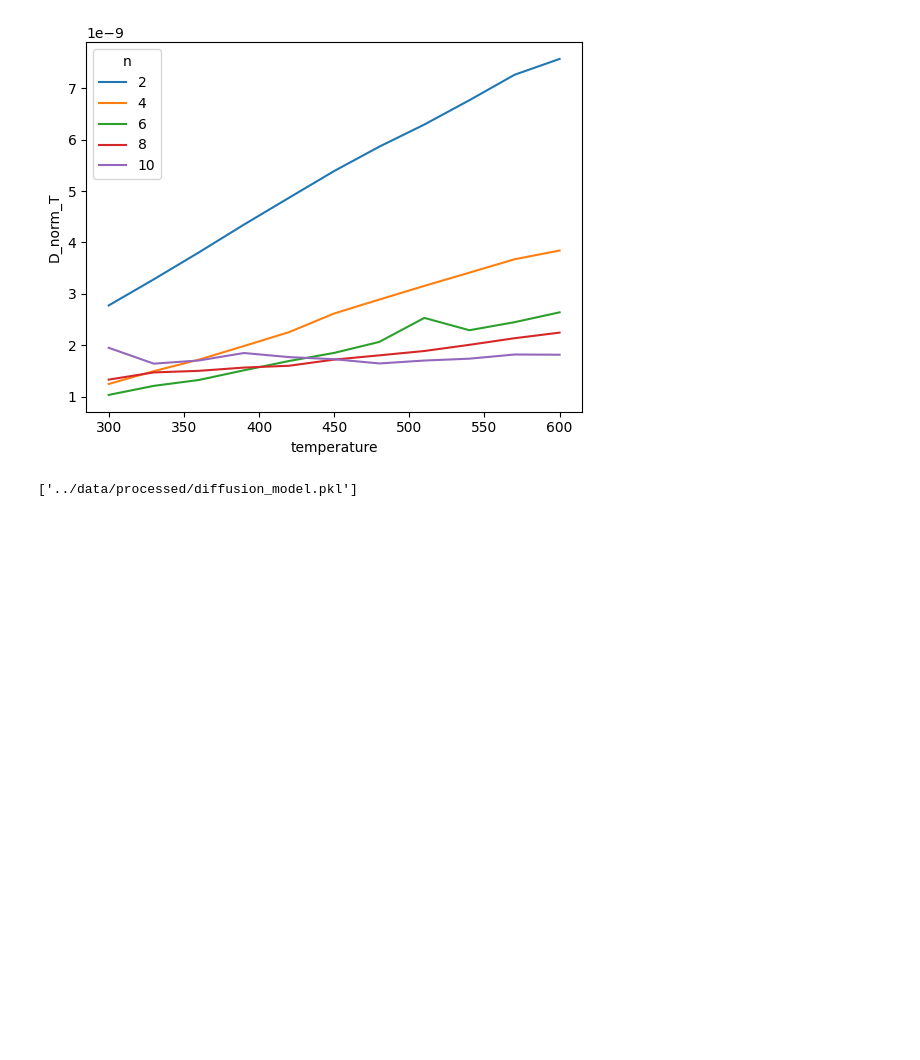
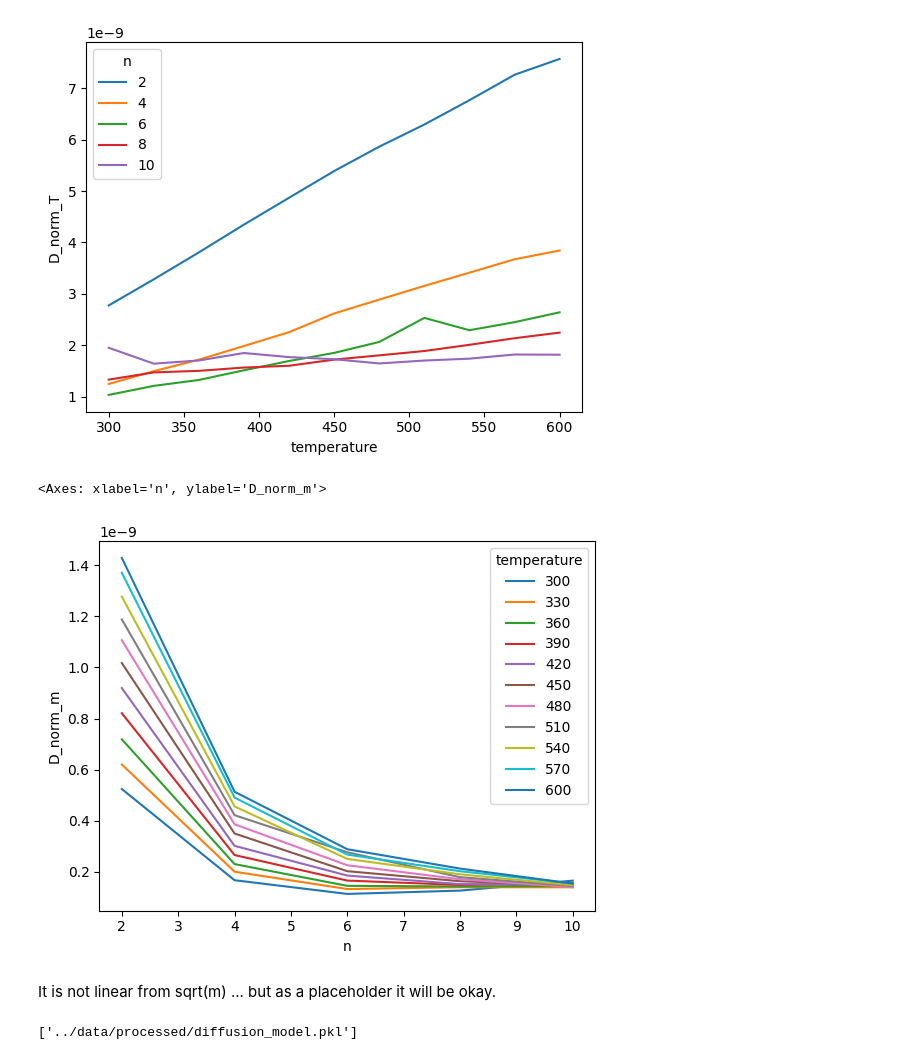
Before and after one commit to multiscale-modelling/kinetic_model, a Jupyter notebook: notebooks/diffusion_process_ml.ipynb, the cells around one changed output. Drawn from its saved outputs; the diff is of its cells as text; code cells hidden in the pictures; blank space fills up the shorter version.

```diff
--- a/notebooks/diffusion_process_ml.ipynb
+++ b/notebooks/diffusion_process_ml.ipynb
@@ -10,6 +11,21 @@ sns.lineplot(x='temperature', y='D_norm_T', hue='n', data=data, palette='tab10')
 # %% [output]
 <Axes: xlabel='temperature', ylabel='D_norm_T'>
 [figure]
+# %%
+def mass_calc(n):
+    """
+    Calculate the mass of a molecule based on the number of atoms.
+    """
+    m = 1.008 * 2 * n + 12.01 * n
+    return m
+
+data['D_norm_m'] = data['D_norm_T'] / mass_calc(data['n']) ** 0.5
+sns.lineplot(x='n', y='D_norm_m', hue='temperature', data=data.query('n <= 10'), palette='tab10')
+# %% [output]
+<Axes: xlabel='n', ylabel='D_norm_m'>
+[figure, added]
+# %% [markdown]
+It is not linear from sqrt(m) ... but as a placeholder it will be okay.
 # %%
 import joblib
 from kinetic_model.constants.diffusion import DiffusionLinear
```
Also changed, not shown: parts of 2 cells of this notebook, 5 other files.
